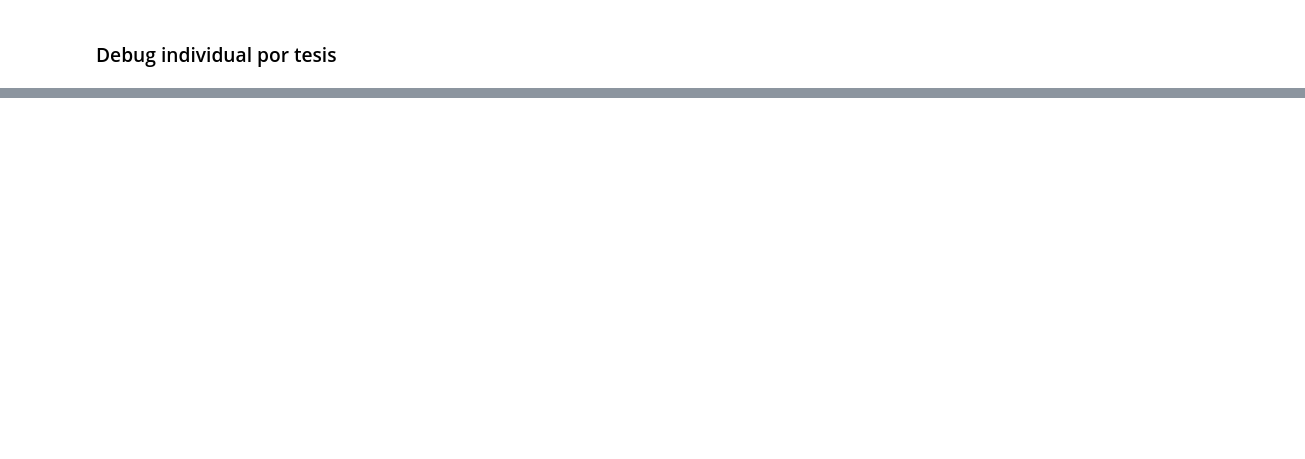
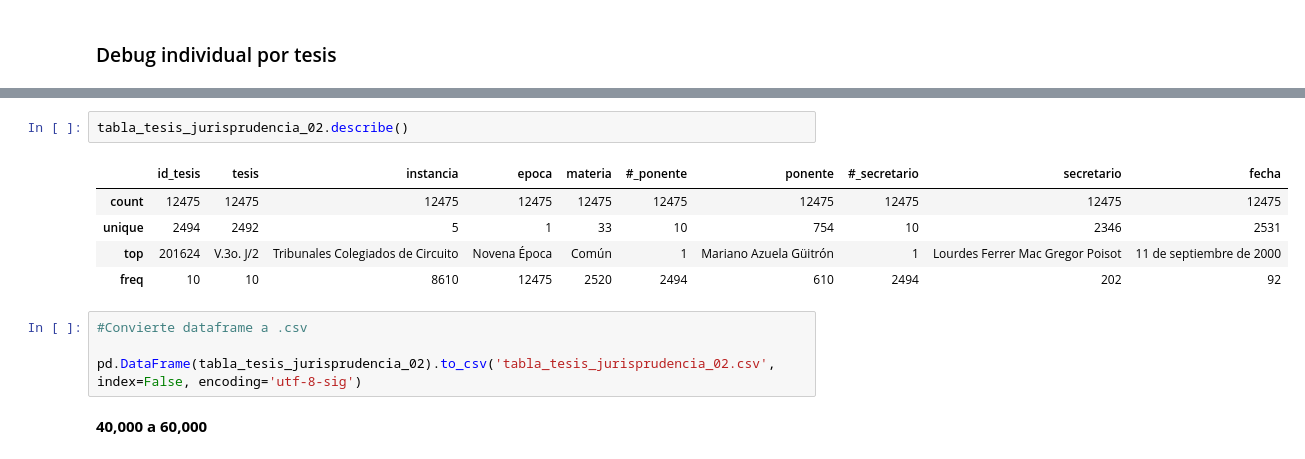
Before and after one commit to lecepe00/estancia_inv_MCD, a Jupyter notebook: notebooks/extraccion_datos.ipynb, the cells around one changed output, grey strips where cells are left out. Saved outputs shown, nothing was run; the diff lists cells and outputs as text; blank space fills up the shorter version.

```diff
--- a/notebooks/extraccion_datos.ipynb
+++ b/notebooks/extraccion_datos.ipynb
@@ -423,0 +958,14 @@ text_aux
+# %%
+tabla_tesis_jurisprudencia_02.describe()
+# %% [output]
+|  | id_tesis | tesis | instancia | epoca | materia | #_ponente | ponente | #_secretario | secretario | fecha |
+| count | 12475 | 12475 | 12475 | 12475 | 12475 | 12475 | 12475 | 12475 | 12475 | 12475 |
+| unique | 2494 | 2492 | 5 | 1 | 33 | 10 | 754 | 10 | 2346 | 2531 |
+| top | 201624 | V.3o. J/2 | Tribunales Colegiados de Circuito | Novena Época | Común | 1 | Mariano Azuela Güitrón | 1 | Lourdes Ferrer Mac Gregor Poisot | 11 de septiembre de 2000 |
+| freq | 10 | 10 | 8610 | 12475 | 2520 | 2494 | 610 | 2494 | 202 | 92 |
+# %%
+#Convierte dataframe a .csv
+
+pd.DataFrame(tabla_tesis_jurisprudencia_02).to_csv('tabla_tesis_jurisprudencia_02.csv', index=False, encoding='utf-8-sig')
+# %% [markdown]
+**40,000 a 60,000**
```
Also changed, not shown: parts of 70 cells of this notebook, 2 other files.
